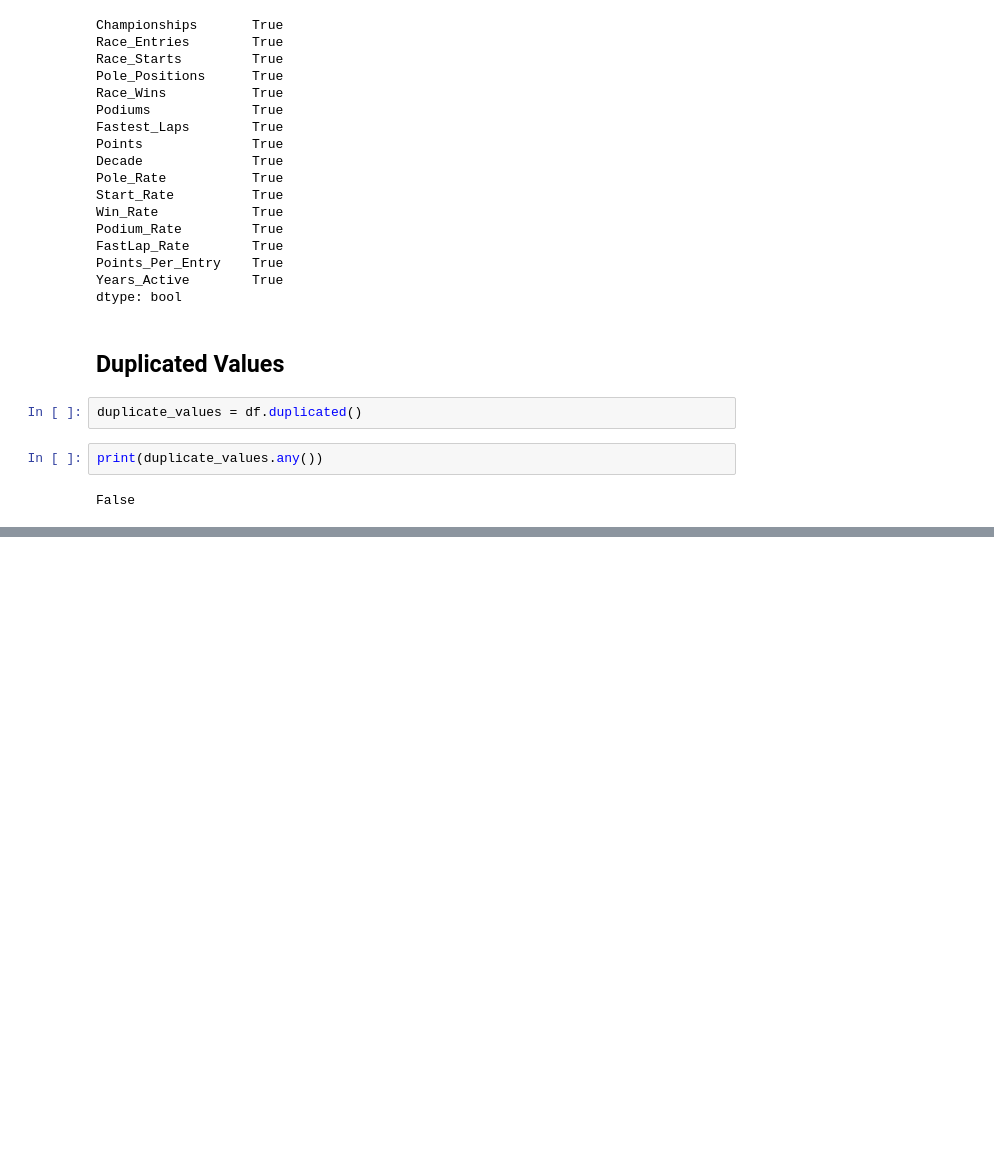
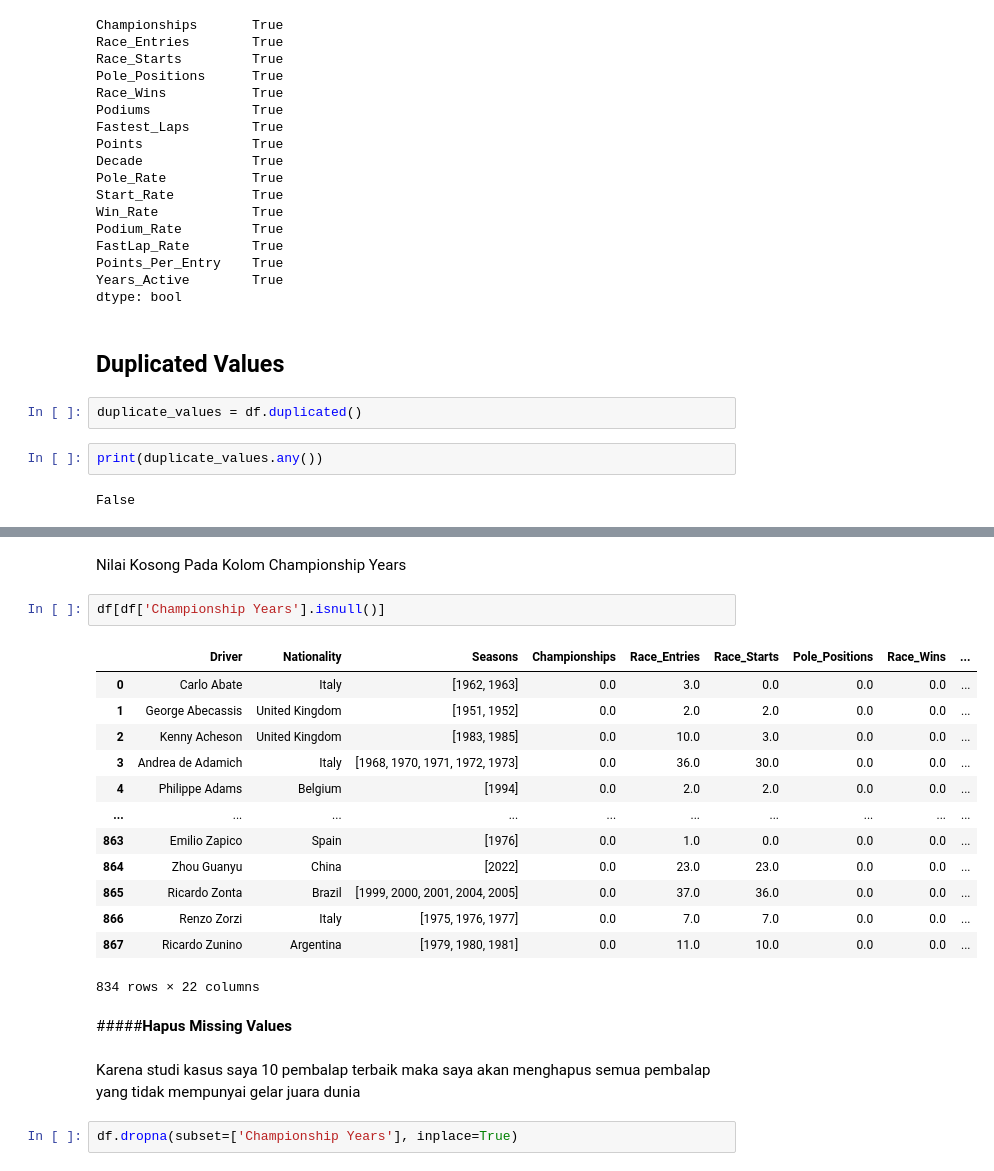
Before and after one commit to yusufmuhamaddd/Data_Mining, a Jupyter notebook: Formula_1_Drivers_Dataset.ipynb, the cells around one changed output, grey strips where cells are left out. Saved outputs shown, nothing was run; the diff lists cells and outputs as text; blank space fills up the shorter version.

```diff
--- a/Formula_1_Drivers_Dataset.ipynb
+++ b/Formula_1_Drivers_Dataset.ipynb
@@ -243,0 +272,24 @@ False
+# %% [markdown]
+Nilai Kosong Pada Kolom Championship Years
+# %%
+df[df['Championship Years'].isnull()]
+# %% [output]
+|  | Driver | Nationality | Seasons | Championships | Race_Entries | Race_Starts | Pole_Positions | Race_Wins | ... |
+| 0 | Carlo Abate | Italy | [1962, 1963] | 0.0 | 3.0 | 0.0 | 0.0 | 0.0 | ... |
+| 1 | George Abecassis | United Kingdom | [1951, 1952] | 0.0 | 2.0 | 2.0 | 0.0 | 0.0 | ... |
+| 2 | Kenny Acheson | United Kingdom | [1983, 1985] | 0.0 | 10.0 | 3.0 | 0.0 | 0.0 | ... |
+| 3 | Andrea de Adamich | Italy | [1968, 1970, 1971, 1972, 1973] | 0.0 | 36.0 | 30.0 | 0.0 | 0.0 | ... |
+| 4 | Philippe Adams | Belgium | [1994] | 0.0 | 2.0 | 2.0 | 0.0 | 0.0 | ... |
+| ... | ... | ... | ... | ... | ... | ... | ... | ... | ... |
+| 863 | Emilio Zapico | Spain | [1976] | 0.0 | 1.0 | 0.0 | 0.0 | 0.0 | ... |
+| 864 | Zhou Guanyu | China | [2022] | 0.0 | 23.0 | 23.0 | 0.0 | 0.0 | ... |
+| 865 | Ricardo Zonta | Brazil | [1999, 2000, 2001, 2004, 2005] | 0.0 | 37.0 | 36.0 | 0.0 | 0.0 | ... |
+| 866 | Renzo Zorzi | Italy | [1975, 1976, 1977] | 0.0 | 7.0 | 7.0 | 0.0 | 0.0 | ... |
+| 867 | Ricardo Zunino | Argentina | [1979, 1980, 1981] | 0.0 | 11.0 | 10.0 | 0.0 | 0.0 | ... |
+834 rows × 22 columns
+# %% [markdown]
+#####**Hapus Missing Values**
+# %% [markdown]
+Karena studi kasus saya 10 pembalap terbaik maka saya akan menghapus semua pembalap yang tidak mempunyai gelar juara dunia
+# %%
+df.dropna(subset=['Championship Years'], inplace=True)
```
Also changed, not shown: parts of 25 cells of this notebook.
